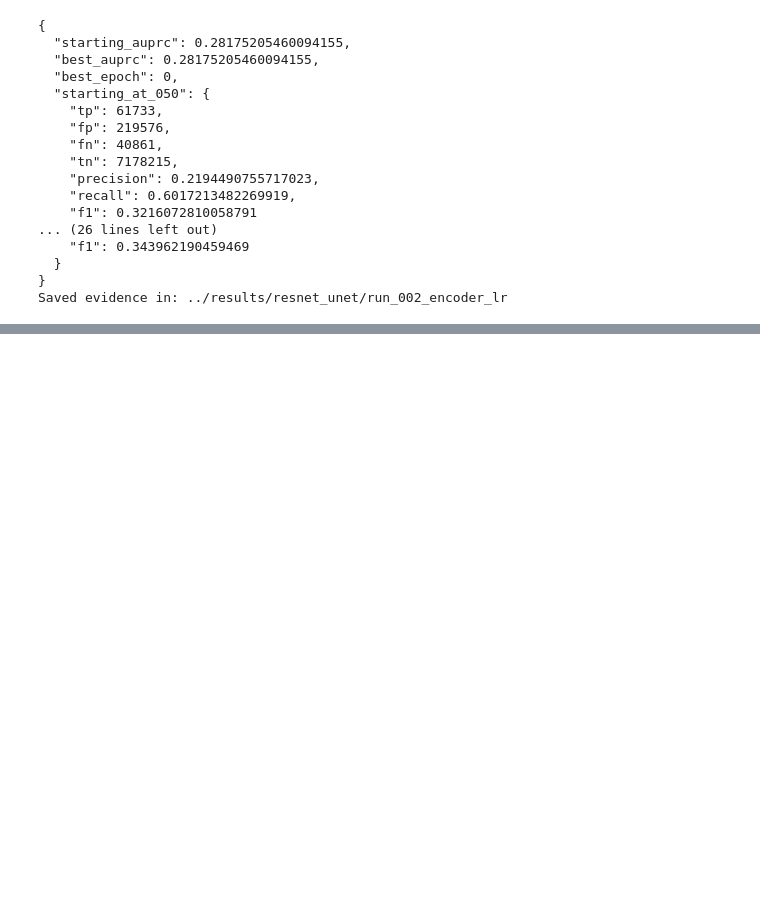
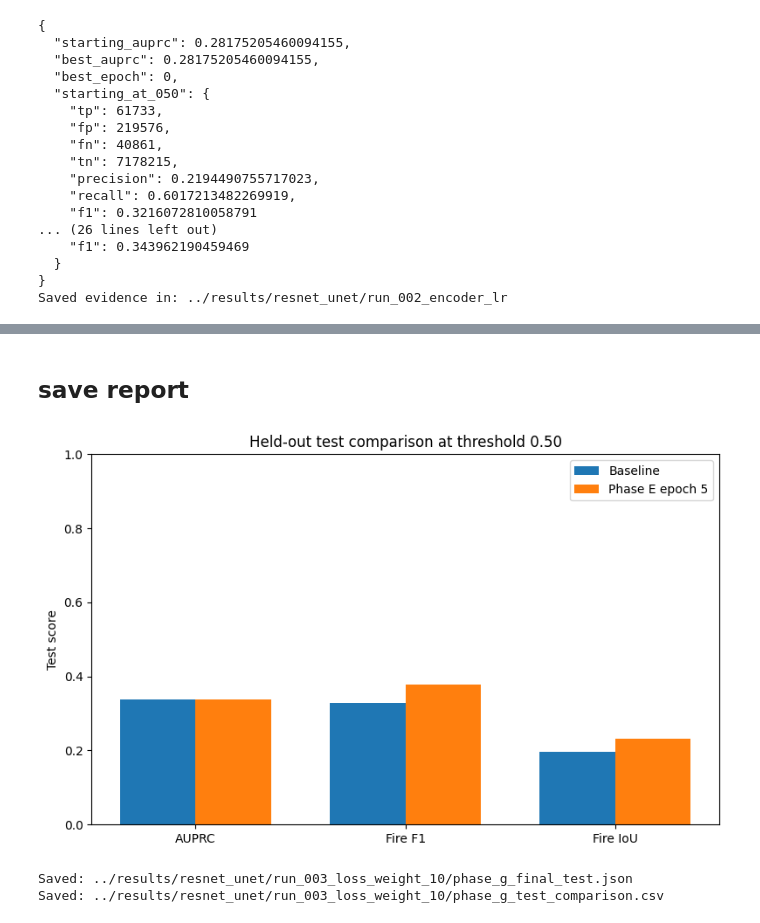
Before and after one commit to Randil01/Wildfire-Spread-Prediction-from-Satellite-Imagery, a Jupyter notebook: models/resnet_unet.ipynb, the cells around one changed output, grey strips where cells are left out. Saved outputs shown, nothing was run; the diff lists cells and outputs as text; code cells hidden in the pictures; blank space fills up the shorter version.

```diff
--- a/models/resnet_unet.ipynb
+++ b/models/resnet_unet.ipynb
@@ -1831,0 +2447,77 @@ Saved evidence in: ../results/resnet_unet/run_002_encoder_lr
+# %% [markdown]
+## save report
+# %%
+report = {
+    "split": "held-out test",
+    "checkpoint_selected_using": "validation AUPRC",
+    "selected_epoch": selection["selected_epoch"],
+    "threshold_selected_using": "validation fire F1",
+    "validation_selected_threshold": selected_threshold,
+    "baseline_checkpoint": str(baseline_dir / "best.pt"),
+    "selected_checkpoint": str(selected_checkpoint),
+    "baseline_test": baseline_test,
+    "selected_model_test": selected_test,
+}
+
+json_path = run_dir / "phase_g_final_test.json"
+with json_path.open("w") as file:
+    json.dump(report, file, indent=2)
+
+comparison_rows = []
+for name, result, threshold_name in (
+    ("Baseline", baseline_test, "team_050"),
+    ("Phase E epoch 5", selected_test, "team_050"),
+    ("Phase E epoch 5", selected_test, "validation_selected"),
+):
+    metrics = result["threshold_metrics"][threshold_name]
+    comparison_rows.append({
+        "model": name,
+        "threshold_source": threshold_name,
+        "threshold": metrics["threshold"],
+        "test_auprc": result["test_auprc"],
+        **{
+            key: value for key, value in metrics.items()
+            if key != "threshold"
+        },
+    })
+
+csv_path = run_dir / "phase_g_test_comparison.csv"
+with csv_path.open("w", newline="") as file:
+    writer = csv.DictWriter(
+        file, fieldnames=comparison_rows[0].keys()
+    )
+    writer.writeheader()
+    writer.writerows(comparison_rows)
+
+# Plot only the shared 0.50 comparison.
+metric_names = ["test_auprc", "f1", "fire_iou"]
+baseline_values = [
+    baseline_test["test_auprc"],
+    baseline_test["threshold_metrics"]["team_050"]["f1"],
+    baseline_test["threshold_metrics"]["team_050"]["fire_iou"],
+]
+selected_values = [
+    selected_test["test_auprc"],
+    selected_test["threshold_metrics"]["team_050"]["f1"],
+    selected_test["threshold_metrics"]["team_050"]["fire_iou"],
+]
+
+x = np.arange(len(metric_names))
+fig, ax = plt.subplots(figsize=(8, 5))
+ax.bar(x - 0.18, baseline_values, 0.36, label="Baseline")
+ax.bar(x + 0.18, selected_values, 0.36, label="Phase E epoch 5")
+ax.set_xticks(x, ["AUPRC", "Fire F1", "Fire IoU"])
+ax.set_ylabel("Test score")
+ax.set_title("Held-out test comparison at threshold 0.50")
+ax.set_ylim(0, 1)
+ax.legend()
+fig.tight_layout()
+fig.savefig(run_dir / "phase_g_test_comparison.png", dpi=180)
+plt.show()
+
+print("Saved:", json_path)
+print("Saved:", csv_path)
+# %% [output]
+[figure, added]
+Saved: ../results/resnet_unet/run_003_loss_weight_10/phase_g_final_test.json
+Saved: ../results/resnet_unet/run_003_loss_weight_10/phase_g_test_comparison.csv
```
Also changed, not shown: parts of 24 cells of this notebook.
